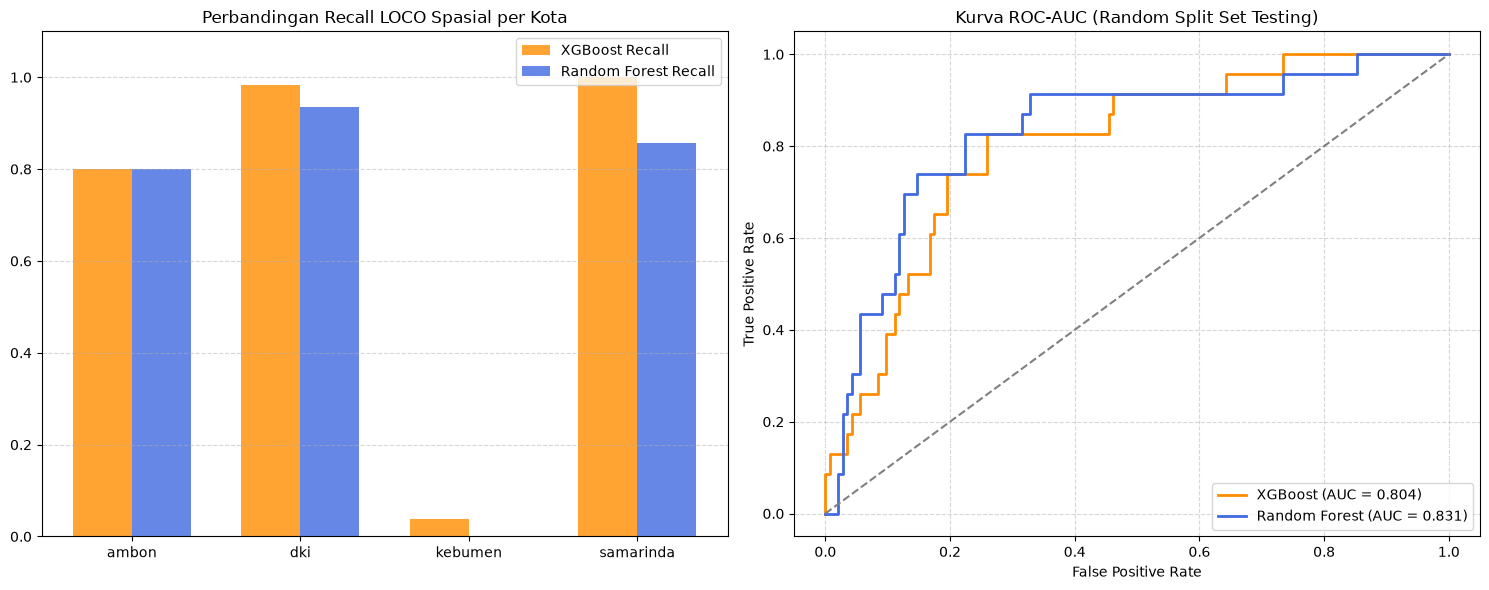
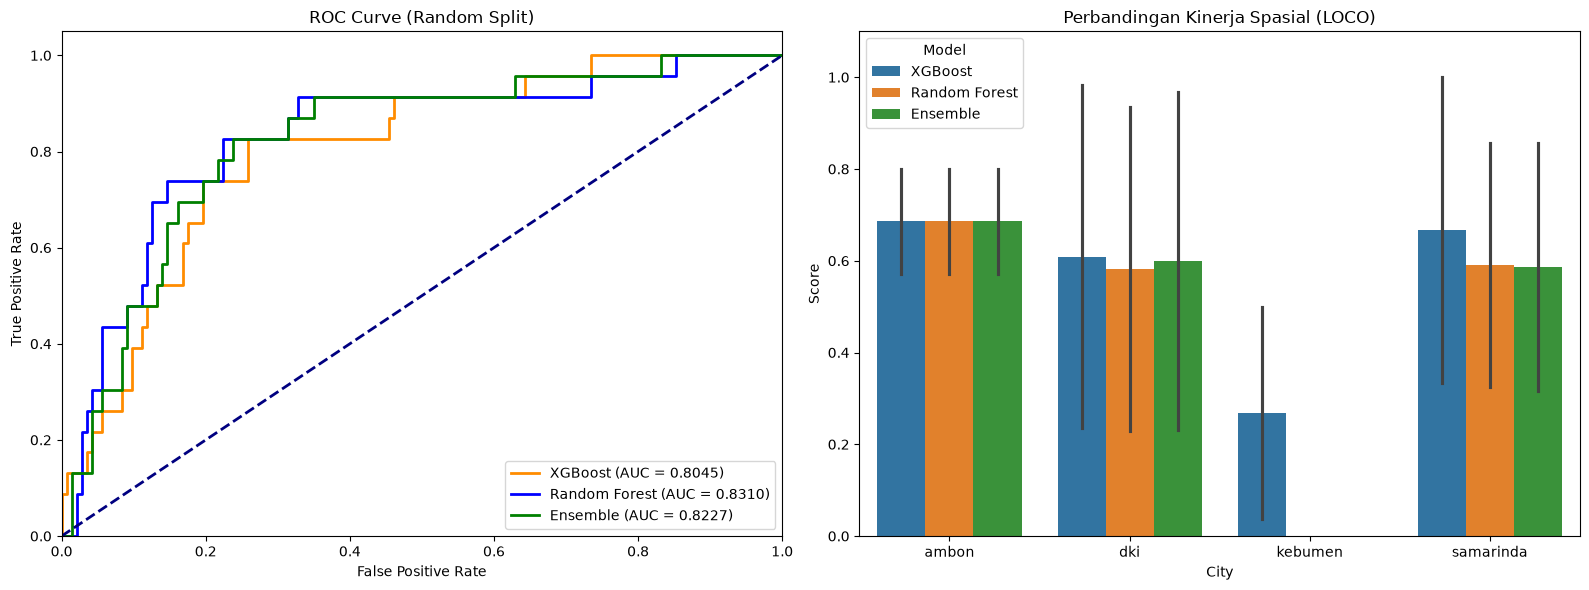
The notebook cell's code change between the first figure and the second:
--- before
+++ after
@@ -1,33 +1,50 @@
-fig, axes = plt.subplots(1, 2, figsize=(15, 6))
+import matplotlib.pyplot as plt
+import seaborn as sns
+from sklearn.metrics import roc_curve, auc
 
-# 1. Plot Perbandingan Recall & Precision LOCO per Kota
-x = np.arange(len(loco_tuned_df["city"]))
-width = 0.35
+fig, axes = plt.subplots(1, 2, figsize=(16, 6))
 
-axes[0].bar(x - width/2, loco_tuned_df["xgb_recall"], width, label='XGBoost Recall', color='darkorange', alpha=0.8)
-axes[0].bar(x + width/2, loco_tuned_df["rf_recall"], width, label='Random Forest Recall', color='royalblue', alpha=0.8)
-axes[0].set_title("Perbandingan Recall LOCO Spasial per Kota")
-axes[0].set_xticks(x)
-axes[0].set_xticklabels(loco_tuned_df["city"])
-axes[0].set_ylim(0, 1.1)
-axes[0].grid(axis='y', linestyle='--', alpha=0.5)
-axes[0].legend()
-
-# 2. Plot Kurva ROC untuk Random Split
+# 1. Kurva ROC-AUC
 fpr_xgb, tpr_xgb, _ = roc_curve(y_test, y_proba_xgb_split)
-auc_xgb = auc(fpr_xgb, tpr_xgb)
+roc_auc_xgb = auc(fpr_xgb, tpr_xgb)
 
 fpr_rf, tpr_rf, _ = roc_curve(y_test, y_proba_rf_split)
-auc_rf = auc(fpr_rf, tpr_rf)
+roc_auc_rf = auc(fpr_rf, tpr_rf)
 
-axes[1].plot(fpr_xgb, tpr_xgb, color='darkorange', lw=2, label=f'XGBoost (AUC = {auc_xgb:.3f})')
-axes[1].plot(fpr_rf, tpr_rf, color='royalblue', lw=2, label=f'Random Forest (AUC = {auc_rf:.3f})')
-axes[1].plot([0, 1], [0, 1], color='grey', linestyle='--')
-axes[1].set_title("Kurva ROC-AUC (Random Split Set Testing)")
-axes[1].set_xlabel("False Positive Rate")
-axes[1].set_ylabel("True Positive Rate")
-axes[1].legend(loc="lower right")
-axes[1].grid(linestyle='--', alpha=0.5)
+fpr_ens, tpr_ens, _ = roc_curve(y_test, y_proba_ens_split)
+roc_auc_ens = auc(fpr_ens, tpr_ens)
+
+axes[0].plot(fpr_xgb, tpr_xgb, color='darkorange', lw=2, label=f'XGBoost (AUC = {roc_auc_xgb:.4f})')
+axes[0].plot(fpr_rf, tpr_rf, color='blue', lw=2, label=f'Random Forest (AUC = {roc_auc_rf:.4f})')
+axes[0].plot(fpr_ens, tpr_ens, color='green', lw=2, label=f'Ensemble (AUC = {roc_auc_ens:.4f})')
+axes[0].plot([0, 1], [0, 1], color='navy', lw=2, linestyle='--')
+axes[0].set_xlim([0.0, 1.0])
+axes[0].set_ylim([0.0, 1.05])
+axes[0].set_xlabel('False Positive Rate')
+axes[0].set_ylabel('True Positive Rate')
+axes[0].set_title('ROC Curve (Random Split)')
+axes[0].legend(loc="lower right")
+
+# 2. Perbandingan Kinerja LOCO (Recall & Precision)
+loco_melt = loco_tuned_df.melt(id_vars=['city'], value_vars=[
+    'xgb_recall', 'xgb_precision', 'rf_recall', 'rf_precision', 'ens_recall', 'ens_precision'
+])
+def get_model(var):
+    if 'xgb' in var: return 'XGBoost'
+    elif 'rf' in var: return 'Random Forest'
+    else: return 'Ensemble'
+
+loco_melt['Model'] = loco_melt['variable'].apply(get_model)
+loco_melt['Metric'] = loco_melt['variable'].apply(lambda x: 'Recall' if 'recall' in x else 'Precision')
+
+sns.barplot(data=loco_melt, x='city', y='value', hue='Model', ax=axes[1])
+axes[1].set_title('Perbandingan Kinerja Spasial (LOCO)')
+axes[1].set_ylabel('Score')
+axes[1].set_xlabel('City')
+axes[1].set_ylim([0, 1.1])
 
 plt.tight_layout()
+
+# Ekspor grafik komparasi secara fisik ke folder models
+plt.savefig("models/model_comparison.png", dpi=300, bbox_inches='tight')
 plt.show()

Commit: doc: update README and add modeling combine comparison report with Ensemble model